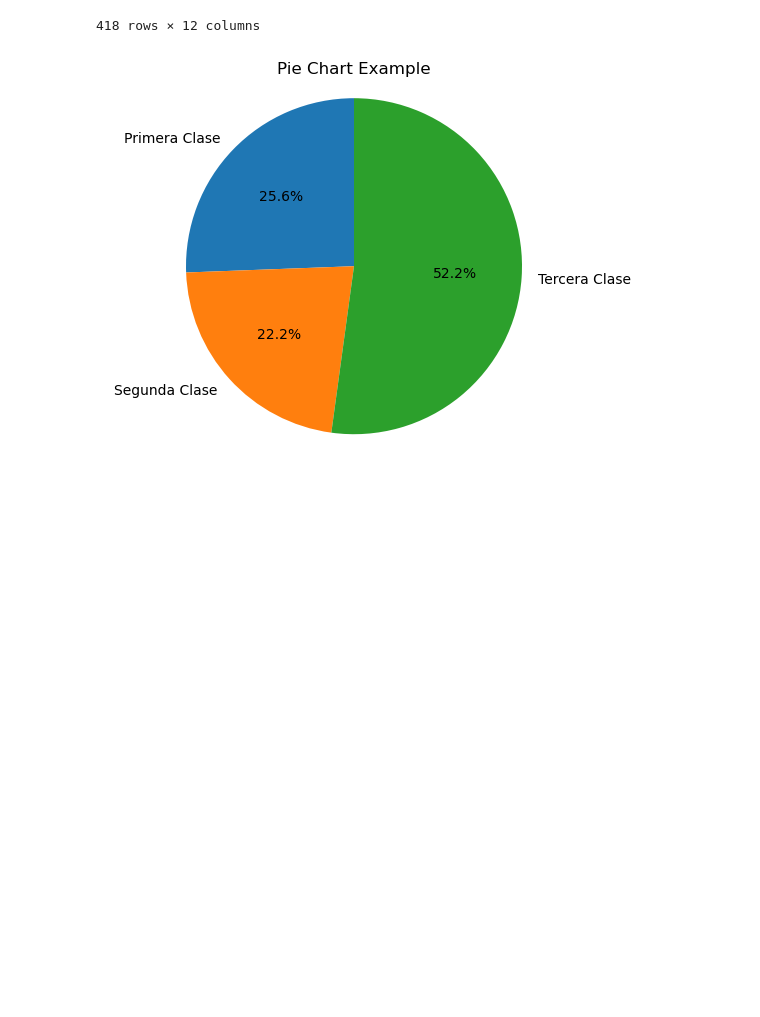
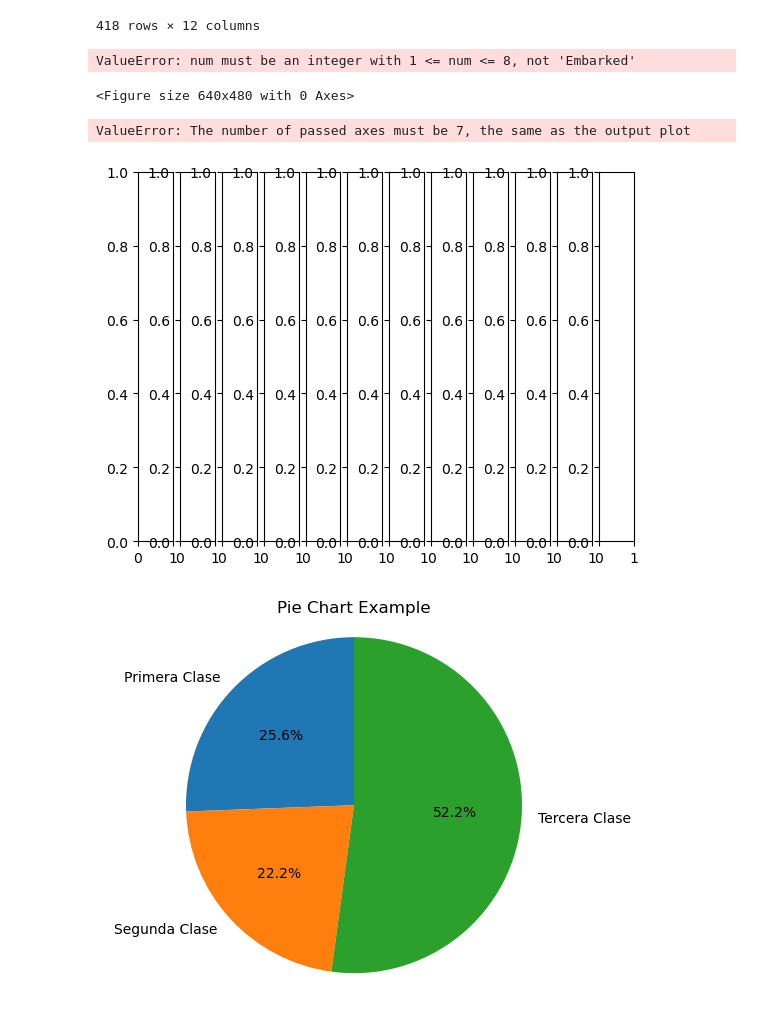
Before and after one commit to AissaBerenice/data-analytics, a Jupyter notebook: notebooks/titanic.ipynb, the cells around one changed output. Cells and saved outputs as stored; diff of their text form; code cells hidden in the pictures; blank space fills up the shorter version.

```diff
--- a/notebooks/titanic.ipynb
+++ b/notebooks/titanic.ipynb
@@ -34,6 +34,28 @@ df
 | 416 | 1308 | 0 | 3 | Ware, Mr. Frederick | male | NaN | 0 | 0 | 359309 | 8.0500 | ... |
 | 417 | 1309 | 0 | 3 | Peter, Master. Michael J | male | NaN | 1 | 1 | 2668 | 22.3583 | ... |
 418 rows × 12 columns
+# %%
+columna = plt.subplot(2,4,i)
+for i in columna:
+    plt.figure(figsize=(8, 6))
+    df[columna].hist(bins=20, color='cornflowerblue', edgecolor='black')
+    plt.title(f'Histograma de {columna}')
+    plt.xlabel(columna)
+    plt.ylabel('Cantidad')
+    plt.grid(True)
+    plt.show()
+# %% [output]
+ValueError: num must be an integer with 1 <= num <= 8, not 'Embarked'
+<Figure size 640x480 with 0 Axes>
+# %%
+#define number of subplots
+fig,axis = plt.subplots(1, 12)
+
+#create histogram for each column in DataFrame
+df.hist(ax=axis)
+# %% [output]
+ValueError: The number of passed axes must be 7, the same as the output plot
+[figure, added]
 # %%
 #Separacion de los datos por clases
 
```
Also changed, not shown: 2 other files.
